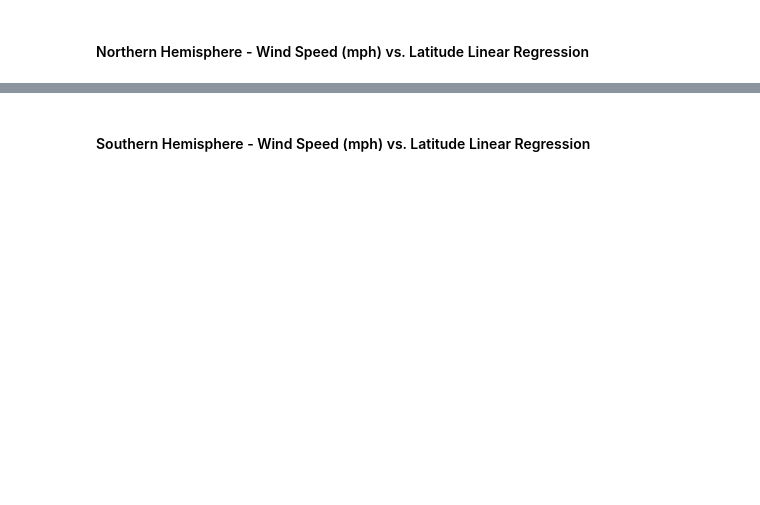
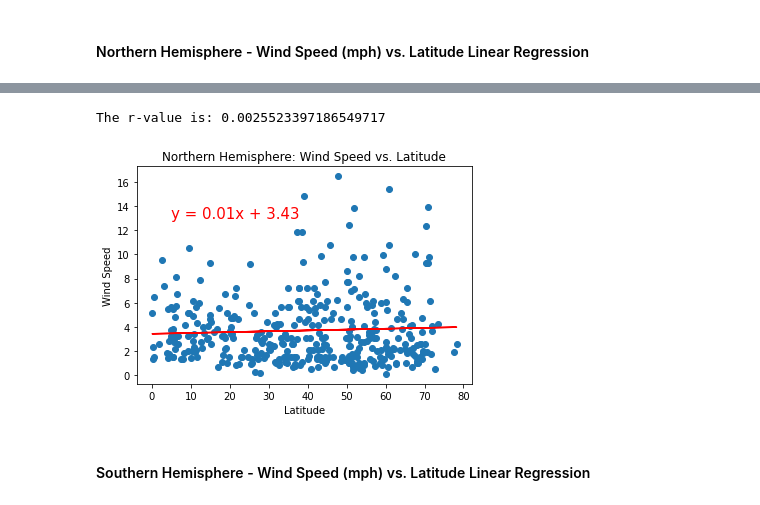
Before and after one commit to kflores56/API-Weather-Analysis, a Jupyter notebook: WeatherPy/WeatherPy.ipynb, the cells around one changed output, grey strips where cells are left out. Cells and saved outputs as stored; diff of their text form; code cells hidden in the pictures; blank space fills up the shorter version.

```diff
--- a/WeatherPy/WeatherPy.ipynb
+++ b/WeatherPy/WeatherPy.ipynb
@@ -462,2 +504,29 @@ The r-value is: 0.04019723576144484
+# %%
+#Add associated y_axis
+north_wind = north['Wind Speed']
+
+# Linear regression
+# Perform a linear regression on temperature vs. latitude
+(slope, intercept, rvalue, pvalue, stderr) = stats.linregress(north_lat, north_wind)
+
+# Get regression values
+regress_values = north_lat * slope + intercept
+
+#Create line equation for graph
+lneq = "y = " + str(round(slope,2)) + "x + " + str(round(intercept,2))
+
+#Plot
+plt.scatter(north_lat, north_wind)
+plt.plot(north_lat,regress_values,"r-")
+
+#Label
+plt.xlabel('Latitude')
+plt.ylabel('Wind Speed')
+plt.title('Northern Hemisphere: Wind Speed vs. Latitude')
+plt.annotate(lneq,(5,13),fontsize=15,color="red")
+print(f"The r-value is: {rvalue**2}")
+# %% [output]
+The r-value is: 0.0025523397186549717
+[figure, added]
 # %% [markdown]
 ####  Southern Hemisphere - Wind Speed (mph) vs. Latitude Linear Regression
```
Also changed, not shown: parts of 7 cells of this notebook.
